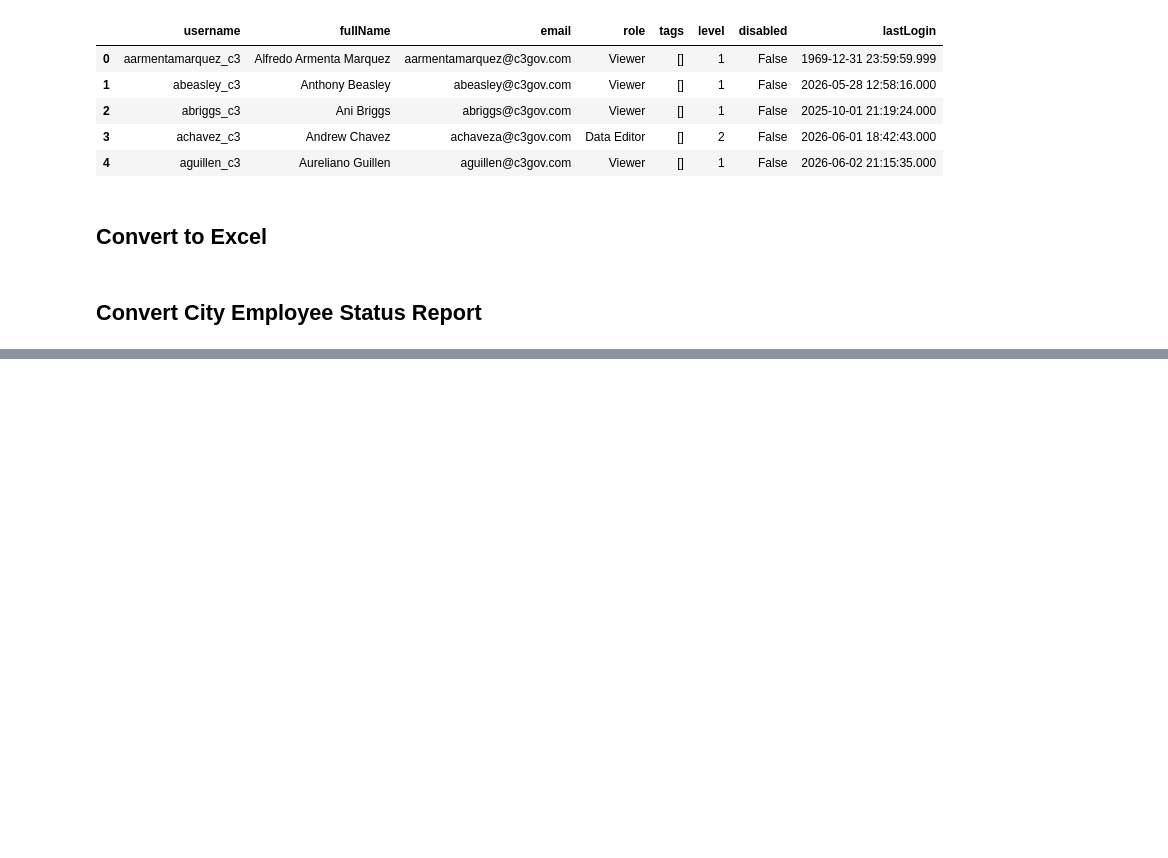
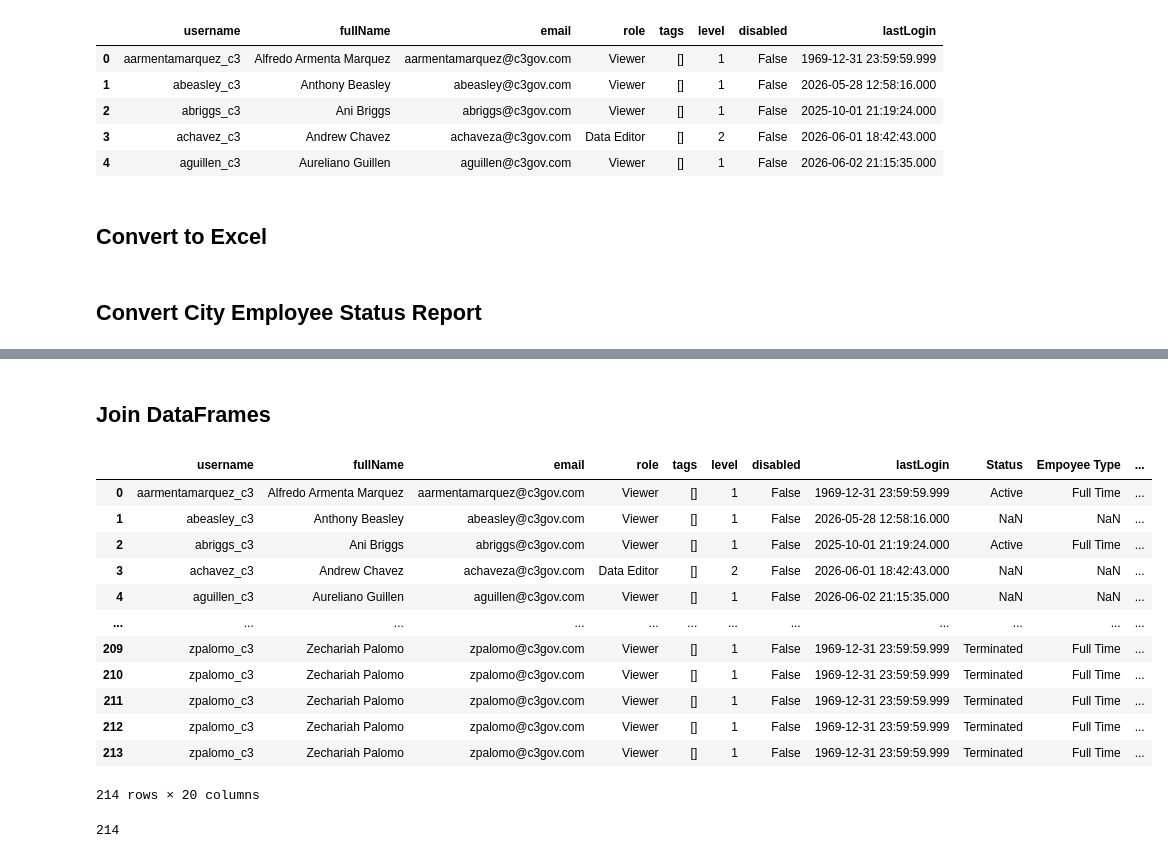
Before and after one commit to andersolson/Python-ArcGIS, a Jupyter notebook: arc-python-api/content-management/report-all-users.ipynb, the cells around one changed output, grey strips where cells are left out. Saved outputs shown, nothing was run; the diff lists cells and outputs as text; code cells hidden in the pictures; blank space fills up the shorter version.

```diff
--- a/arc-python-api/content-management/report-all-users.ipynb
+++ b/arc-python-api/content-management/report-all-users.ipynb
@@ -78,0 +79,24 @@ df2.head()
+# %% [markdown]
+## Join DataFrames
+# %%
+# Join df and df2 using common email field
+merged = df.merge(df2, left_on='email', right_on='EMail', how='left')
+display(merged)
+# %% [output]
+|  | username | fullName | email | role | tags | level | disabled | lastLogin | Status | Empoyee Type | ... |
+| 0 | aarmentamarquez_c3 | Alfredo Armenta Marquez | aarmentamarquez@c3gov.com | Viewer | [] | 1 | False | 1969-12-31 23:59:59.999 | Active | Full Time | ... |
+| 1 | abeasley_c3 | Anthony Beasley | abeasley@c3gov.com | Viewer | [] | 1 | False | 2026-05-28 12:58:16.000 | NaN | NaN | ... |
+| 2 | abriggs_c3 | Ani Briggs | abriggs@c3gov.com | Viewer | [] | 1 | False | 2025-10-01 21:19:24.000 | Active | Full Time | ... |
+| 3 | achavez_c3 | Andrew Chavez | achaveza@c3gov.com | Data Editor | [] | 2 | False | 2026-06-01 18:42:43.000 | NaN | NaN | ... |
+| 4 | aguillen_c3 | Aureliano Guillen | aguillen@c3gov.com | Viewer | [] | 1 | False | 2026-06-02 21:15:35.000 | NaN | NaN | ... |
+| ... | ... | ... | ... | ... | ... | ... | ... | ... | ... | ... | ... |
+| 209 | zpalomo_c3 | Zechariah Palomo | zpalomo@c3gov.com | Viewer | [] | 1 | False | 1969-12-31 23:59:59.999 | Terminated | Full Time | ... |
+| 210 | zpalomo_c3 | Zechariah Palomo | zpalomo@c3gov.com | Viewer | [] | 1 | False | 1969-12-31 23:59:59.999 | Terminated | Full Time | ... |
+| 211 | zpalomo_c3 | Zechariah Palomo | zpalomo@c3gov.com | Viewer | [] | 1 | False | 1969-12-31 23:59:59.999 | Terminated | Full Time | ... |
+| 212 | zpalomo_c3 | Zechariah Palomo | zpalomo@c3gov.com | Viewer | [] | 1 | False | 1969-12-31 23:59:59.999 | Terminated | Full Time | ... |
+| 213 | zpalomo_c3 | Zechariah Palomo | zpalomo@c3gov.com | Viewer | [] | 1 | False | 1969-12-31 23:59:59.999 | Terminated | Full Time | ... |
+214 rows × 20 columns
+# %%
+len(merged)
+# %% [output]
+214
```
Also changed, not shown: parts of 2 cells of this notebook.
